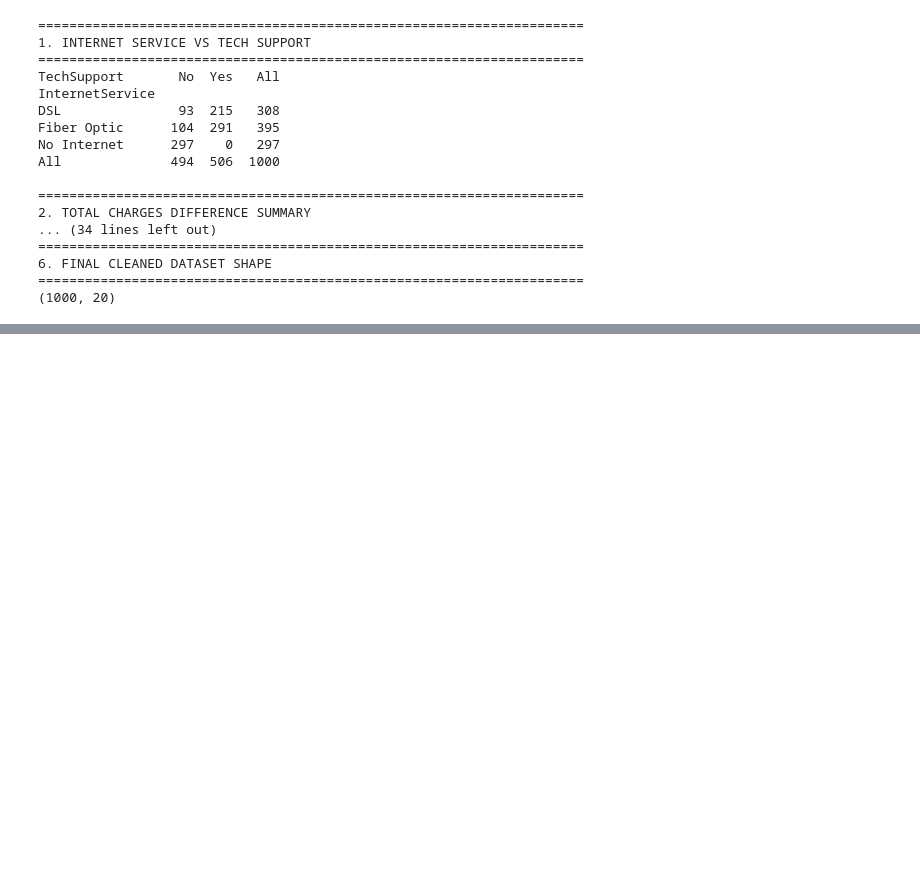
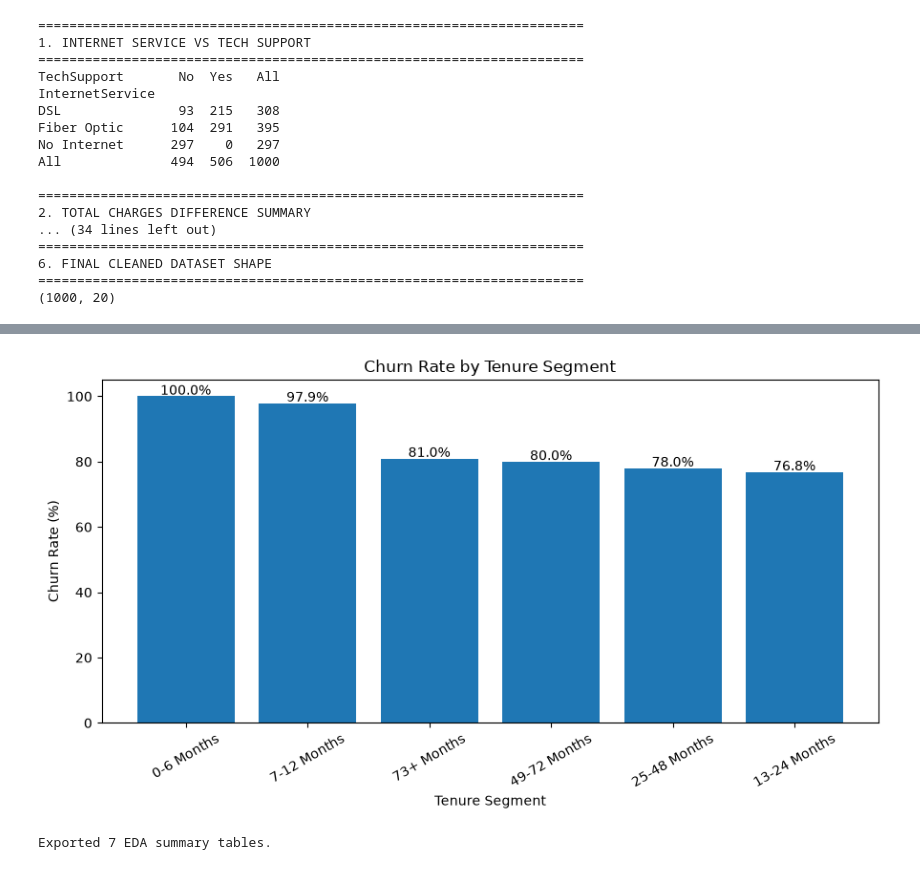
Before and after one commit to deardisha/retentioniq-telecom-churn, a Jupyter notebook: notebooks/01_retentioniq_analysis.ipynb, the cells around one changed output, grey strips where cells are left out. Drawn from its saved outputs; the diff is of its cells as text; code cells hidden in the pictures; blank space fills up the shorter version.

```diff
--- a/notebooks/01_retentioniq_analysis.ipynb
+++ b/notebooks/01_retentioniq_analysis.ipynb
@@ -1051,0 +1156,9 @@ All              494  506  1000
+# %%
+# Analyze churn by tenure
+
+tenure_churn = calculate_churn_summary(
+    df_clean,
+    "TenureSegment"
+)
+
+tenure_churn
@@ -1051,0 +1282,54 @@ All              494  506  1000
+# %%
+# Plot churn by tenure
+
+plot_data = tenure_churn.copy()
+
+plt.figure(figsize=(9, 5))
+
+plt.bar(
+    plot_data["TenureSegment"].astype(str),
+    plot_data["ChurnRate"]
+)
+
+plt.title("Churn Rate by Tenure Segment")
+plt.xlabel("Tenure Segment")
+plt.ylabel("Churn Rate (%)")
+plt.xticks(rotation=30)
+
+for index, value in enumerate(plot_data["ChurnRate"]):
+    plt.text(
+        index,
+        value + 0.5,
+        f"{value:.1f}%",
+        ha="center"
+    )
+
+plt.tight_layout()
+plt.show()
+# %% [output]
+[figure, added]
+# %%
+# Export churn summary tables
+
+EDA_OUTPUT_DIR = Path("../data/processed/eda")
+EDA_OUTPUT_DIR.mkdir(parents=True, exist_ok=True)
+
+summary_tables = {
+    "churn_by_contract.csv": contract_churn,
+    "churn_by_internet_service.csv": internet_churn,
+    "churn_by_tech_support.csv": support_churn,
+    "churn_by_tenure.csv": tenure_churn,
+    "churn_by_age_group.csv": age_churn,
+    "churn_by_charge_band.csv": charge_churn,
+    "churn_by_lifecycle.csv": lifecycle_churn
+}
+
+for file_name, summary_df in summary_tables.items():
+    summary_df.to_csv(
+        EDA_OUTPUT_DIR / file_name,
+        index=False
+    )
+
+print(f"Exported {len(summary_tables)} EDA summary tables.")
+# %% [output]
+Exported 7 EDA summary tables.
```
Also changed, not shown: parts of 20 cells of this notebook.
